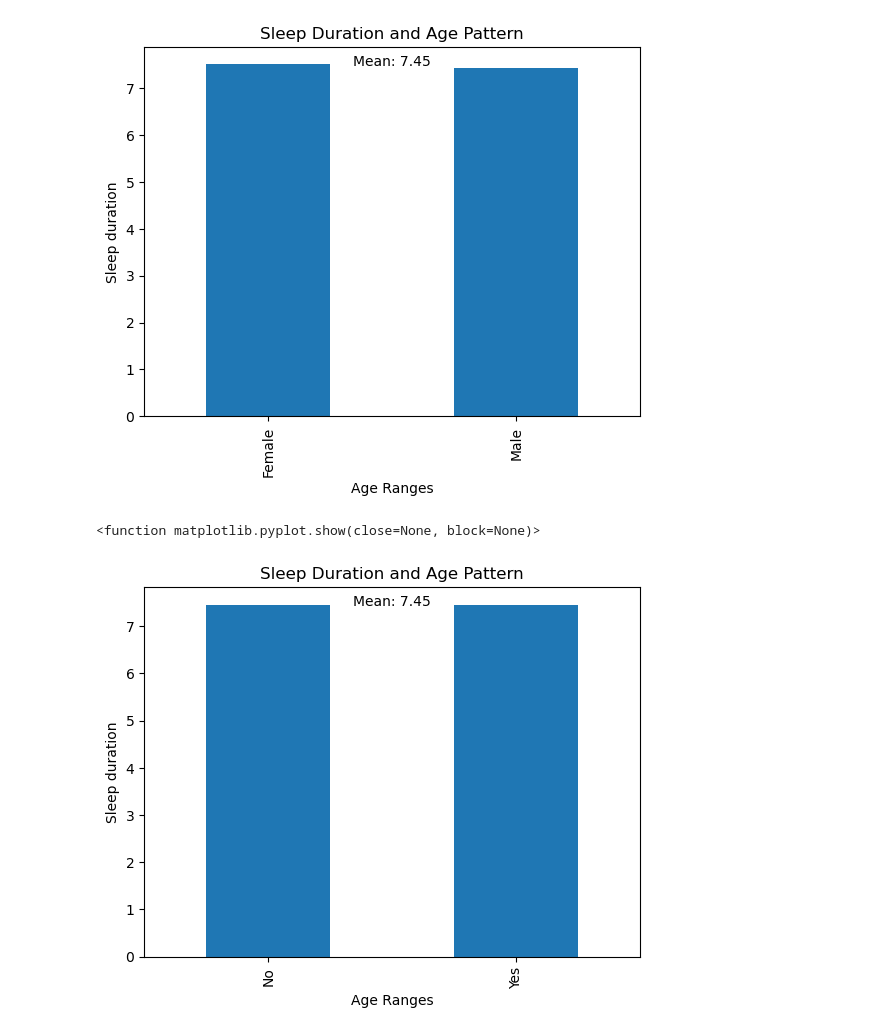
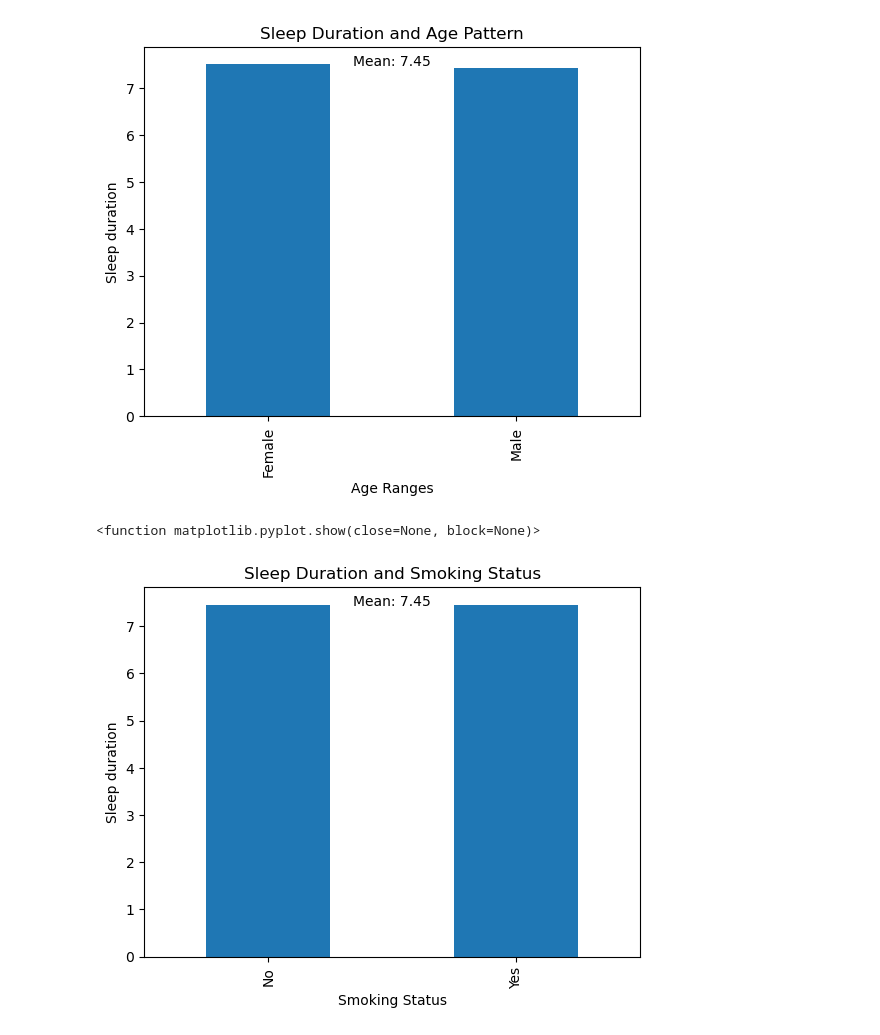
Before and after one commit to JenFreeze/Project_1, a Jupyter notebook: project1.ipynb, the cells around one changed output. Saved outputs shown, nothing was run; the diff lists cells and outputs as text; code cells hidden in the pictures.

```diff
--- a/project1.ipynb
+++ b/project1.ipynb
@@ -238,22 +239,22 @@ plt.show
 # %%
 # group the data by age ranges and calculate the mean sleep duration for each group
 age_mean = clean_sleep_df.groupby('Smoking status')['Sleep duration'].mean()
 
 # create the bar chart
 Bar_Chart = age_mean.plot(kind='bar', x='Smoking status', y='Sleep duration', legend=False)
 
 # set the title and axis labels
-Bar_Chart.set_title('Sleep Duration and Age Pattern')
-Bar_Chart.set_xlabel('Age Ranges')
+Bar_Chart.set_title('Sleep Duration and Smoking Status')
+Bar_Chart.set_xlabel('Smoking Status')
 Bar_Chart.set_ylabel('Sleep duration')
 
 # add the mean value to the chart
 mean_value = np.round(age_mean.mean(), 2)
 
 # calculate the mean of the mean values
 Bar_Chart.annotate(f'Mean: {mean_value}', xy=(0.5, 0.95), xycoords='axes fraction', ha='center')
 
 plt.show
 # %% [output]
 <function matplotlib.pyplot.show(close=None, block=None)>
-[figure, old version]
+[figure, new version]
```
Also changed, not shown: parts of 3 cells of this notebook.
